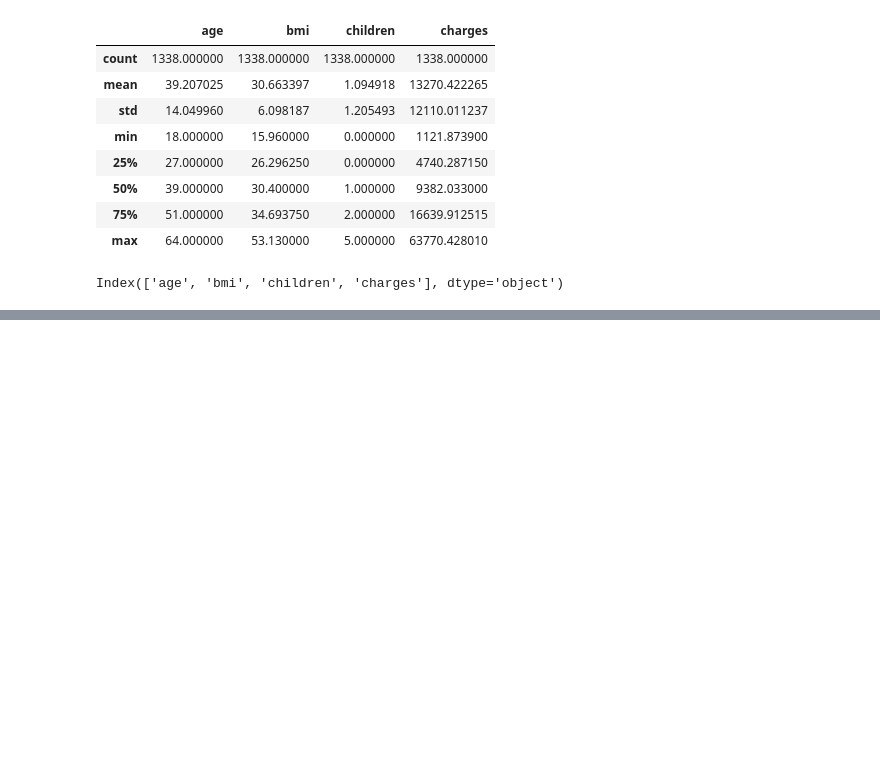
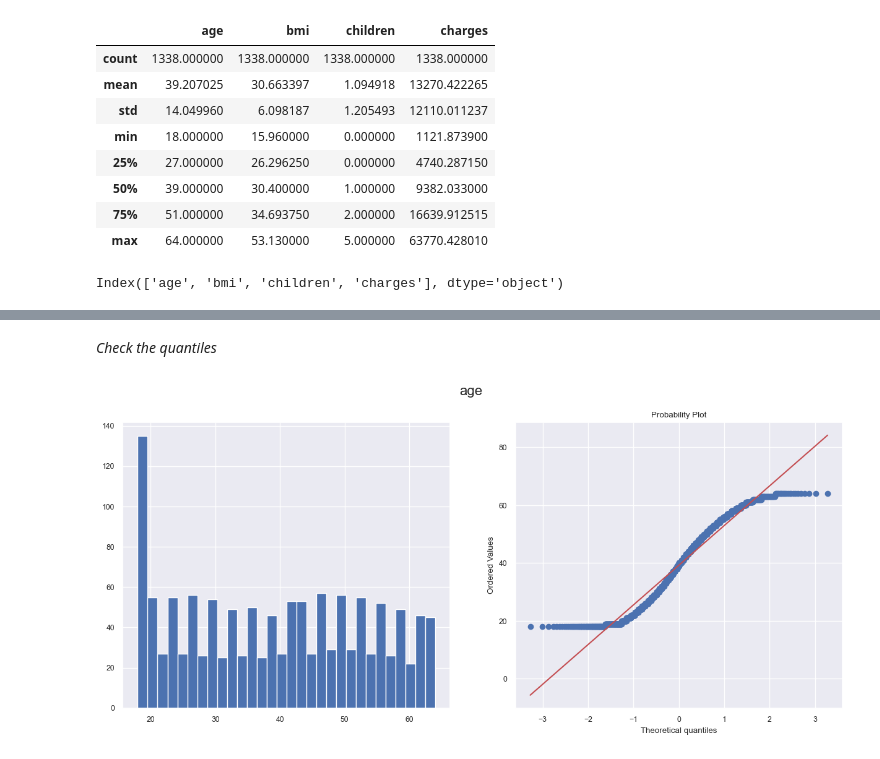
Before and after one commit to dibkb/tensorflow-udemy, a Jupyter notebook: Medical costs.ipynb, the cells around one changed output, grey strips where cells are left out. Saved outputs shown, nothing was run; the diff lists cells and outputs as text; code cells hidden in the pictures; blank space fills up the shorter version.

```diff
--- a/Medical costs.ipynb
+++ b/Medical costs.ipynb
@@ -76,0 +134,11 @@ for cat in numerical_columns:
+# %%
+# Removing outliers
+def remove_outliers(df):
+    outliers = {}
+    for col in df.columns:
+        if str(df[col].dtype) != 'object':
+            df = df[np.abs(df[col]-df[col].mean()) < (3*df[col].std())]
+            olrs = df[~(np.abs(df[col]-df[col].mean()) < (3*df[col].std()))]
+            outliers = pd.DataFrame(olrs)
+    return df
+data_outlier = remove_outliers(data_label)
@@ -76,0 +161,17 @@ for cat in numerical_columns:
+# %% [markdown]
+*Check the quantiles*
+# %%
+import scipy.stats as stats
+
+def diagnostic_plots(df, variable):
+    plt.figure(figsize=(15,6))
+    plt.subplot(1, 2, 1)
+    df[variable].hist(bins=30)
+    plt.subplot(1, 2, 2)
+    stats.probplot(df[variable], dist="norm", plot=plt)
+    plt.suptitle(variable, fontsize=16)
+    plt.show()
+# %%
+diagnostic_plots(data_outlier,"age")
+# %% [output]
+[figure, added]
```
Also changed, not shown: parts of 26 cells of this notebook.
